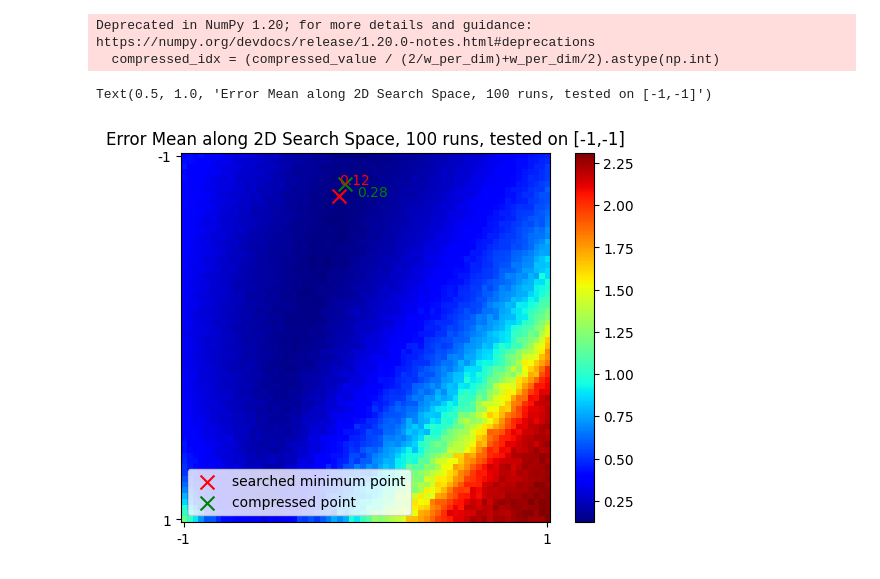
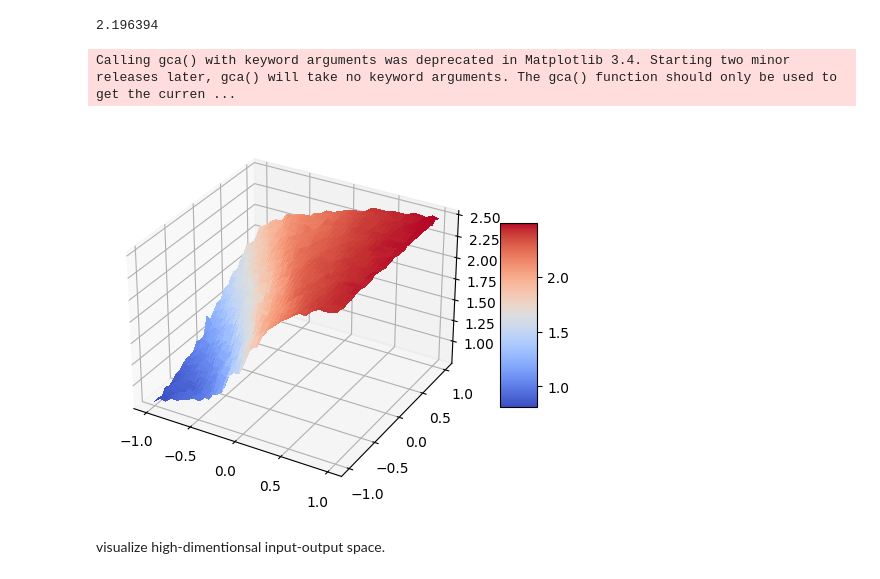
Before and after one commit to jc-bao/policy-adaptation-survey, a Jupyter notebook: adaptive_control_gym/utils/eval.ipynb, the cells around one changed output. Cells and saved outputs as stored; diff of their text form; code cells hidden in the pictures.

Commit message:
:sparkles: update disturb std

```diff
--- a/adaptive_control_gym/utils/eval.ipynb
+++ b/adaptive_control_gym/utils/eval.ipynb
@@ -3,26 +3,28 @@ import torch
 from adaptive_control_gym.envs import DroneEnv
 from adaptive_control_gym.controllers import PPO
 from tqdm import trange
+import pandas as pd
 
 torch.set_grad_enabled(False)
 
-w_per_dim = 64
-env_num = w_per_dim**2
-search_dim = 2
+n_params = 3
+w_per_dim = 32
+env_num = w_per_dim**n_params
+search_dim = n_params
 env = DroneEnv(
     env_num=env_num, gpu_id=0, seed = 1,
-    res_dyn_param_dim=2
+    res_dyn_param_dim=0
 )
-res_dyn_param = torch.tensor([-1.0, -1.0], device = env.device)
+res_dyn_param = torch.tensor([0.0, 0.0, 0.0], device = env.device)
 agent = PPO(
     state_dim=env.state_dim, expert_dim=env.expert_dim,
     adapt_dim=env.adapt_dim, action_dim=env.action_dim,
     adapt_horizon=env.adapt_horizon,
     act_expert_mode=1, cri_expert_mode=1,
-    compressor_dim=2, search_dim=0,
+    compressor_dim=n_params, search_dim=0,
     env_num=env_num, gpu_id=0)
 loaded_agent = torch.load(
-    '/home/pcy/rl/policy-adaptation-survey/results/rl/ppo_ood-only-res2-center-50.pt',
+    '/home/pcy/rl/policy-adaptation-survey/results/rl/ppo_ood-only-disturb-center-50-com3.pt',
     map_location='cuda:0',
 )
 agent.act.load_state_dict(loaded_agent['actor'].state_dict())
@@ -30,23 +32,48 @@ agent.adaptor.load_state_dict(loaded_agent['adaptor'].state_dict())
 agent.compressor.load_state_dict(loaded_agent['compressor'].state_dict())
 
 w = torch.linspace(-1, 1, w_per_dim, device=env.device)
-ww = torch.stack(torch.meshgrid(w, w), dim=-1).reshape(env_num, 2)
+ww = torch.stack(torch.meshgrid(*([w]*n_params)), dim=-1)
+ww_flatten = ww.reshape(env_num, n_params)
 err_mean = torch.zeros(env_num, device=env.device)
 for _ in trange(100):
     agent.last_state, agent.last_info = env.reset()
-    env.res_dyn_param = torch.ones_like(env.res_dyn_param, device=env.device) * res_dyn_param
-    states, actions, logprobs, rewards, undones, infos = agent.explore_env(env, env.max_steps, deterministic=True, use_adaptor=False, predefined_e=ww)
+    env.disturb = torch.ones_like(env.disturb, device=env.device) * res_dyn_param
+    states, actions, logprobs, rewards, undones, infos = agent.explore_env(env, env.max_steps, deterministic=True, use_adaptor=False, predefined_e=ww_flatten)
     err_mean += infos['err_x'].mean(dim=0)
 err_mean /= 100
-err_mean = err_mean.reshape(w_per_dim, w_per_dim).cpu().numpy()
+# create pandas dataframe
+data = pd.DataFrame(ww_flatten.cpu().numpy(), columns=['w1', 'w2', 'w3'])
+data['err'] = err_mean.cpu().numpy()
+# save to csv
+data.to_csv('results/err_000.csv')
+# %%
+err_mean_reshaped = err_mean.reshape(w_per_dim, w_per_dim, w_per_dim).cpu().numpy()
+# %%
+err_mean_reshaped.max() - err_mean_reshaped.min()
+# %% [output]
+2.196394
+# %%
+# plot w0, w1 and err_mean as colormap
+import matplotlib.pyplot as plt
+import numpy as np
+from mpl_toolkits.mplot3d import Axes3D
+from matplotlib import cm
+
+fig = plt.figure()
+ax = fig.gca(projection='3d')
+X, Y = np.meshgrid(w.cpu().numpy(), w.cpu().numpy())
+surf = ax.plot_surface(X, Y, err_mean_reshaped[:, :, 31], cmap=cm.coolwarm,
+                        linewidth=0, antialiased=False)
+fig.colorbar(surf, shrink=0.5, aspect=5)
+plt.show()
+# %% [output]
+Calling gca() with keyword arguments was deprecated in Matplotlib 3.4. Starting two minor releases later, gca() will take no keyword arguments. The gca() function should only be used to get the curren ...
+[figure, added]
 # %%
 import numpy as np
 compressed_value = agent.compressor(res_dyn_param).detach().cpu().numpy()
 compressed_idx = (compressed_value / (2/w_per_dim)+w_per_dim/2).astype(np.int)
 compressed_value = err_mean[compressed_idx[1], compressed_idx[0]]
-# %% [output]
-Deprecated in NumPy 1.20; for more details and guidance: https://numpy.org/devdocs/release/1.20.0-notes.html#deprecations
-  compressed_idx = (compressed_value / (2/w_per_dim)+w_per_dim/2).astype(np.int)
 # %%
 # plot err_mean
 import matplotlib.pyplot as plt
@@ -66,6 +93,5 @@ plt.scatter(compressed_idx[1], compressed_idx[0], marker='x', color='green', s=1
 plt.text(compressed_idx[1]+2, compressed_idx[0]+2, f'{compressed_value:.2f}', color='green')
 plt.legend()
 plt.title('Error Mean along 2D Search Space, 100 runs, tested on [-1,-1]')
-# %% [output]
-Text(0.5, 1.0, 'Error Mean along 2D Search Space, 100 runs, tested on [-1,-1]')
-[figure, removed]
+# %% [markdown]
+visualize high-dimentionsal input-output space.
```
Also changed, not shown: parts of 2 cells of this notebook, 3 other files.
